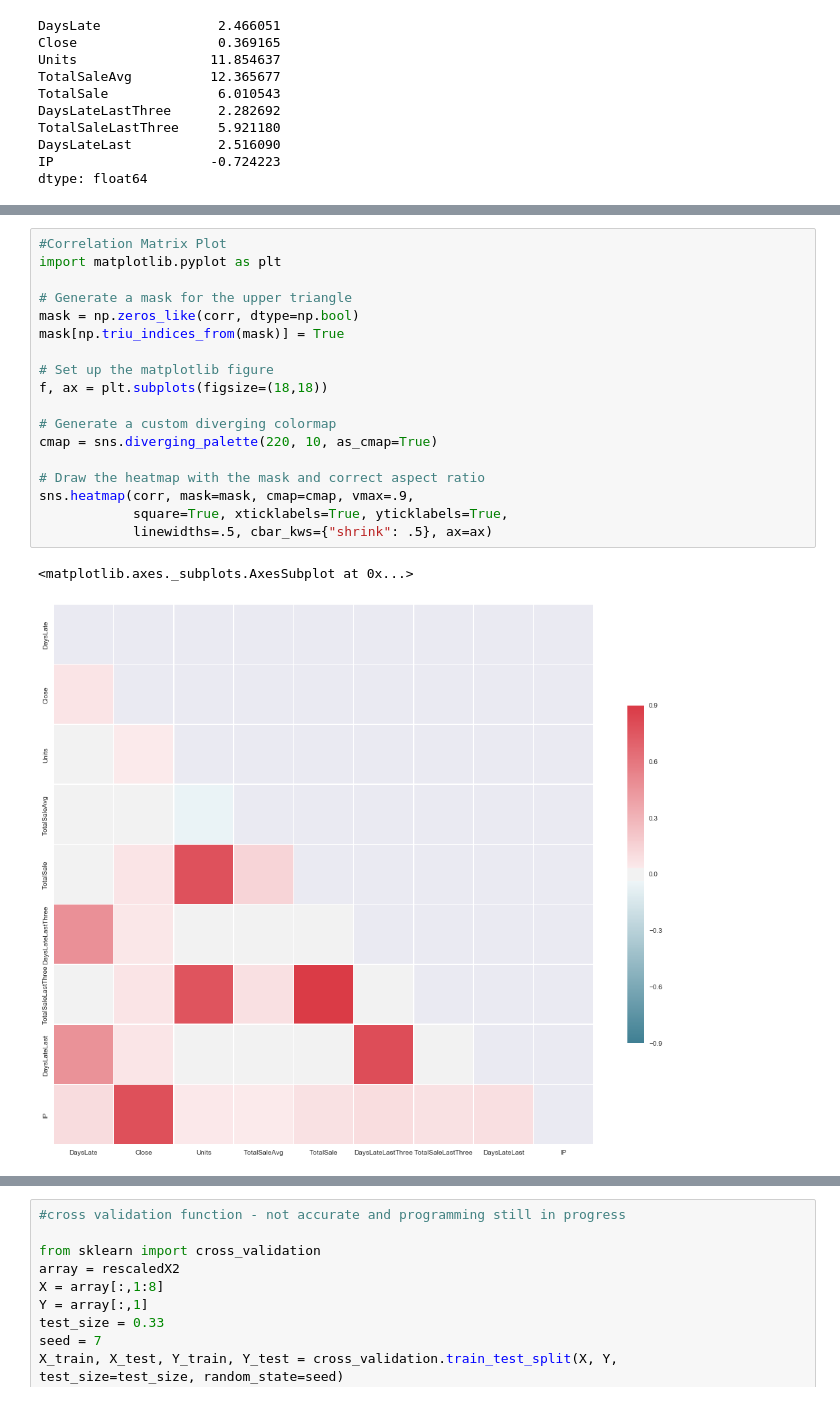
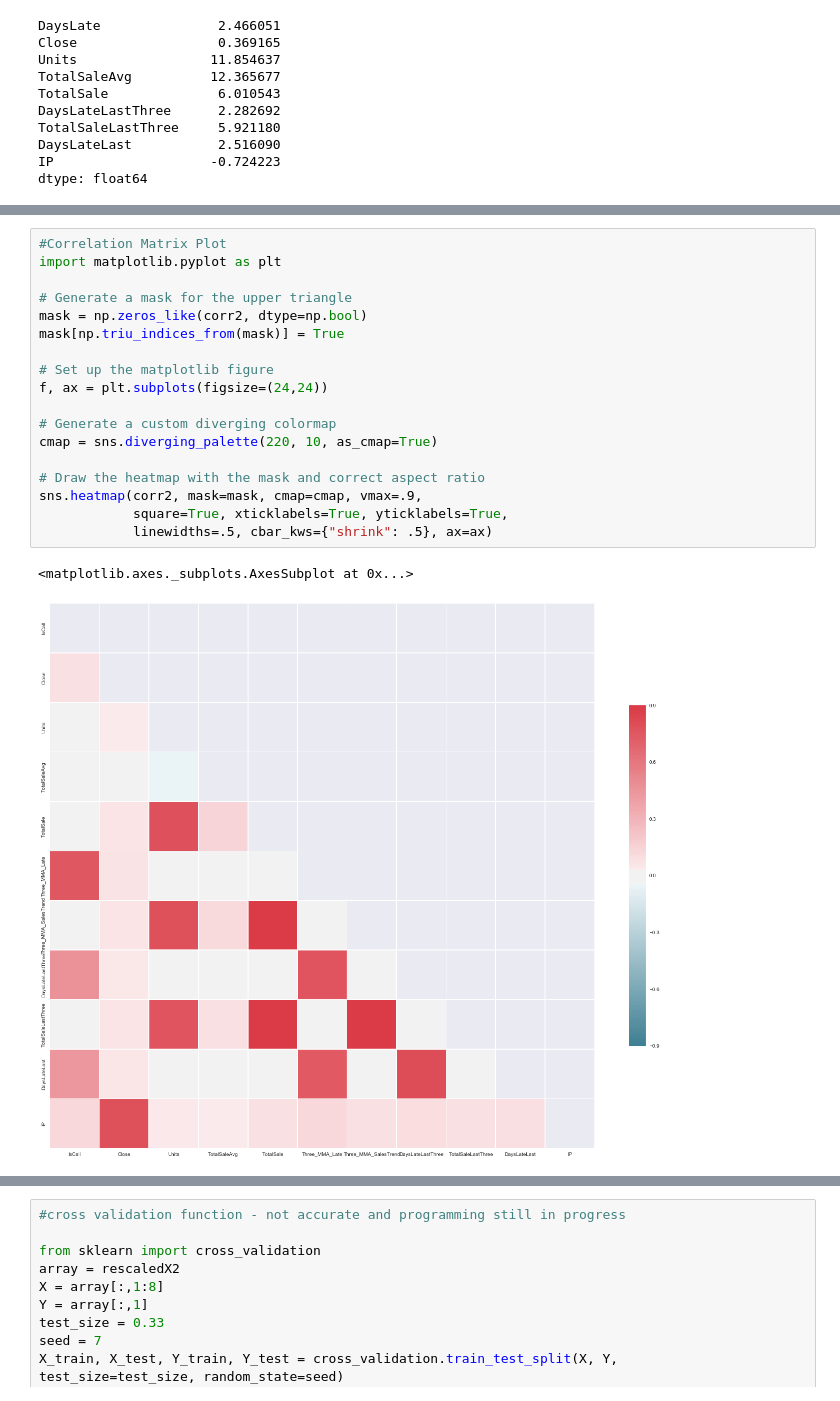
Before and after one commit to apclypsr/Capstone-Project, a Jupyter notebook: SurveyAnalysis.ipynb, the cells around one changed output, grey strips where cells are left out. Drawn from its saved outputs; the diff is of its cells as text.

```diff
--- a/SurveyAnalysis.ipynb
+++ b/SurveyAnalysis.ipynb
@@ -332,24 +334,24 @@ PAIRPLOT2.corr()
 # %%
 #Correlation Matrix Plot
 import matplotlib.pyplot as plt
 
 # Generate a mask for the upper triangle
-mask = np.zeros_like(corr, dtype=np.bool)
+mask = np.zeros_like(corr2, dtype=np.bool)
 mask[np.triu_indices_from(mask)] = True
 
 # Set up the matplotlib figure
-f, ax = plt.subplots(figsize=(18,18))
+f, ax = plt.subplots(figsize=(24,24))
 
 # Generate a custom diverging colormap
 cmap = sns.diverging_palette(220, 10, as_cmap=True)
 
 # Draw the heatmap with the mask and correct aspect ratio
-sns.heatmap(corr, mask=mask, cmap=cmap, vmax=.9,
+sns.heatmap(corr2, mask=mask, cmap=cmap, vmax=.9,
             square=True, xticklabels=True, yticklabels=True,
             linewidths=.5, cbar_kws={"shrink": .5}, ax=ax)
 # %% [output]
 <matplotlib.axes._subplots.AxesSubplot at 0x...>
-[figure, old version]
+[figure, new version]
 # %%
 #Correlation Matrix Plot
 import matplotlib.pyplot as plt
```
Also changed, not shown: parts of 20 cells of this notebook.
